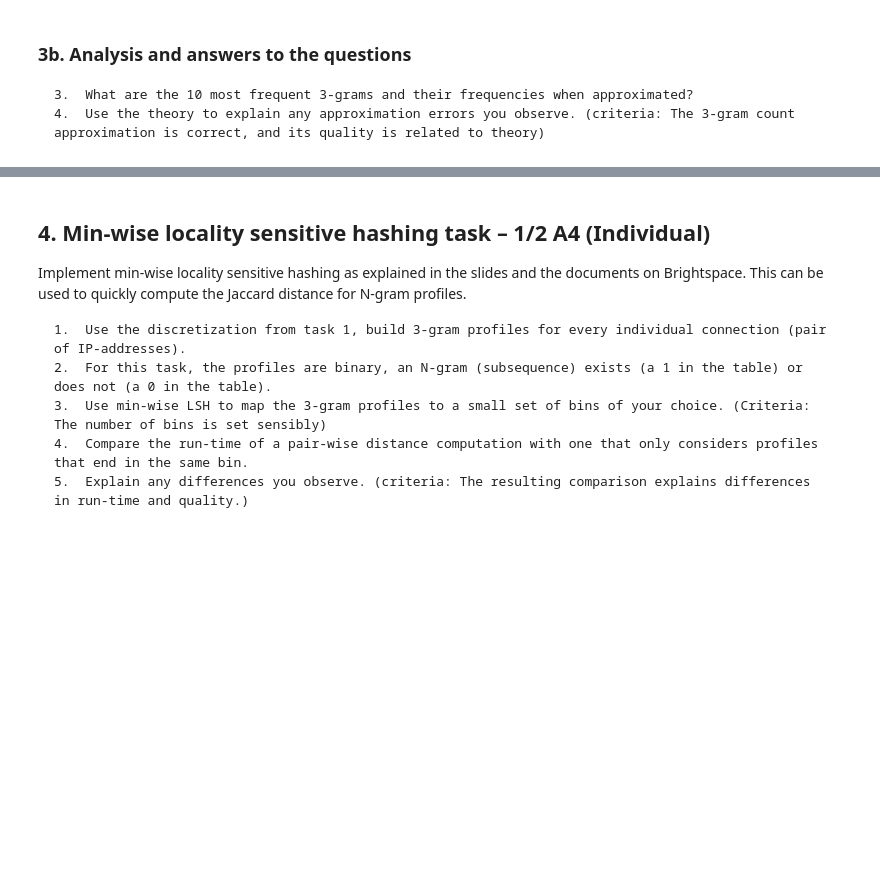
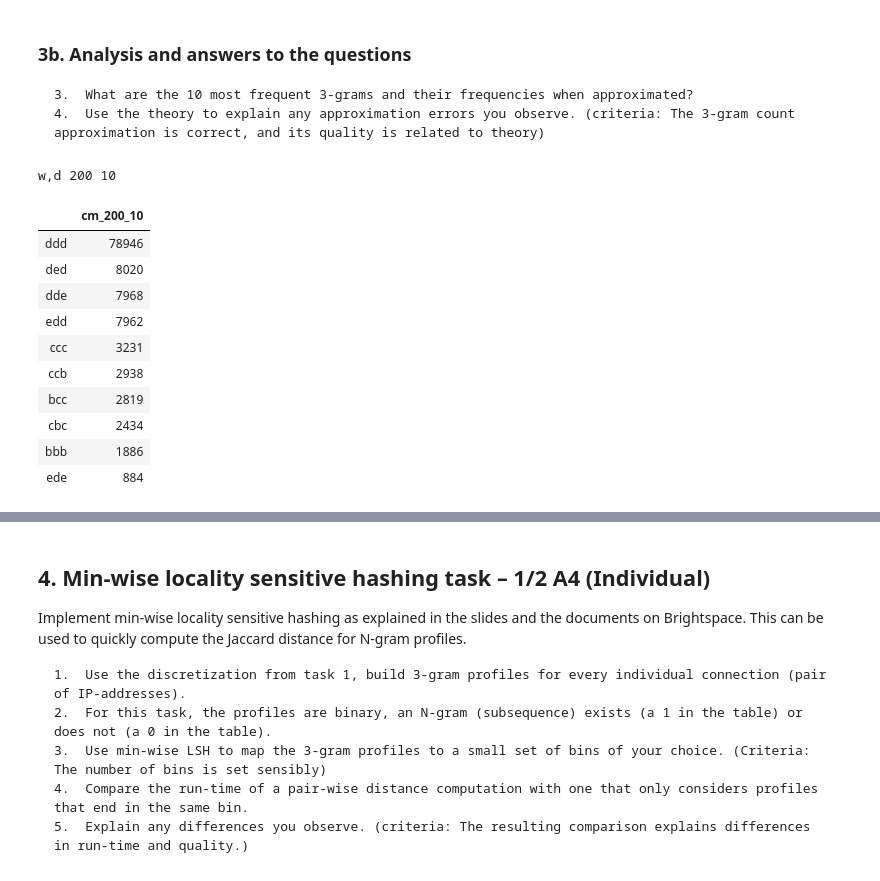
Before and after one commit to mennobo/cda_2_3_4, a Jupyter notebook: Assignment_3/Lab3 (2).ipynb, the cells around one changed output, grey strips where cells are left out. Drawn from its saved outputs; the diff is of its cells as text; code cells hidden in the pictures; blank space fills up the shorter version.

```diff
--- a/Assignment_3/Lab3 (2).ipynb
+++ b/Assignment_3/Lab3 (2).ipynb
@@ -366,0 +545,8 @@ Use the SPACE SAVING algorithm to estimate the distribution over 3-grams of disc
+# %%
+a = SpaceSaving(25)
+for y in n_gram:
+    a.inc(y)
+
+sortedarr = sorted(a.counts.items(),key = lambda x:x[1],reverse = True)
+for x in sortedarr:
+    print(x)
@@ -395,3 +731,29 @@ Build code for computing a COUNT-MIN sketch to estimate occurrence counts for th
 
     3.	What are the 10 most frequent 3-grams and their frequencies when approximated?
 	4.	Use the theory to explain any approximation errors you observe. (criteria: The 3-gram count approximation is correct, and its quality is related to theory)
+# %%
+#Based on sketch accuracy(page 4) in the paper http://dimacs.rutgers.edu/~graham/pubs/papers/cmsoft.pdf
+error     = .01  # Error of at most 0.01
+certainty = .999 # with 99.9% certainty
+optimal = pd.DataFrame()
+w = math.ceil(2 / error)
+d = math.ceil(np.log(1 - certainty) / np.log(1/2))
+optimal['cm_%d_%d' % (w,d)] = count_min_sketch(n_gram, w, d)
+print("w,d",w,d)
+# %% [output]
+w,d 200 10
+# %%
+with pd.option_context('display.max_columns', 1000):
+    display(optimal.head(10))
+# %% [output]
+|  | cm_200_10 |
+| ddd | 78946 |
+| ded | 8020 |
+| dde | 7968 |
+| edd | 7962 |
+| ccc | 3231 |
+| ccb | 2938 |
+| bcc | 2819 |
+| cbc | 2434 |
+| bbb | 1886 |
+| ede | 884 |
```
Also changed, not shown: parts of 45 cells of this notebook, 1 other file.
